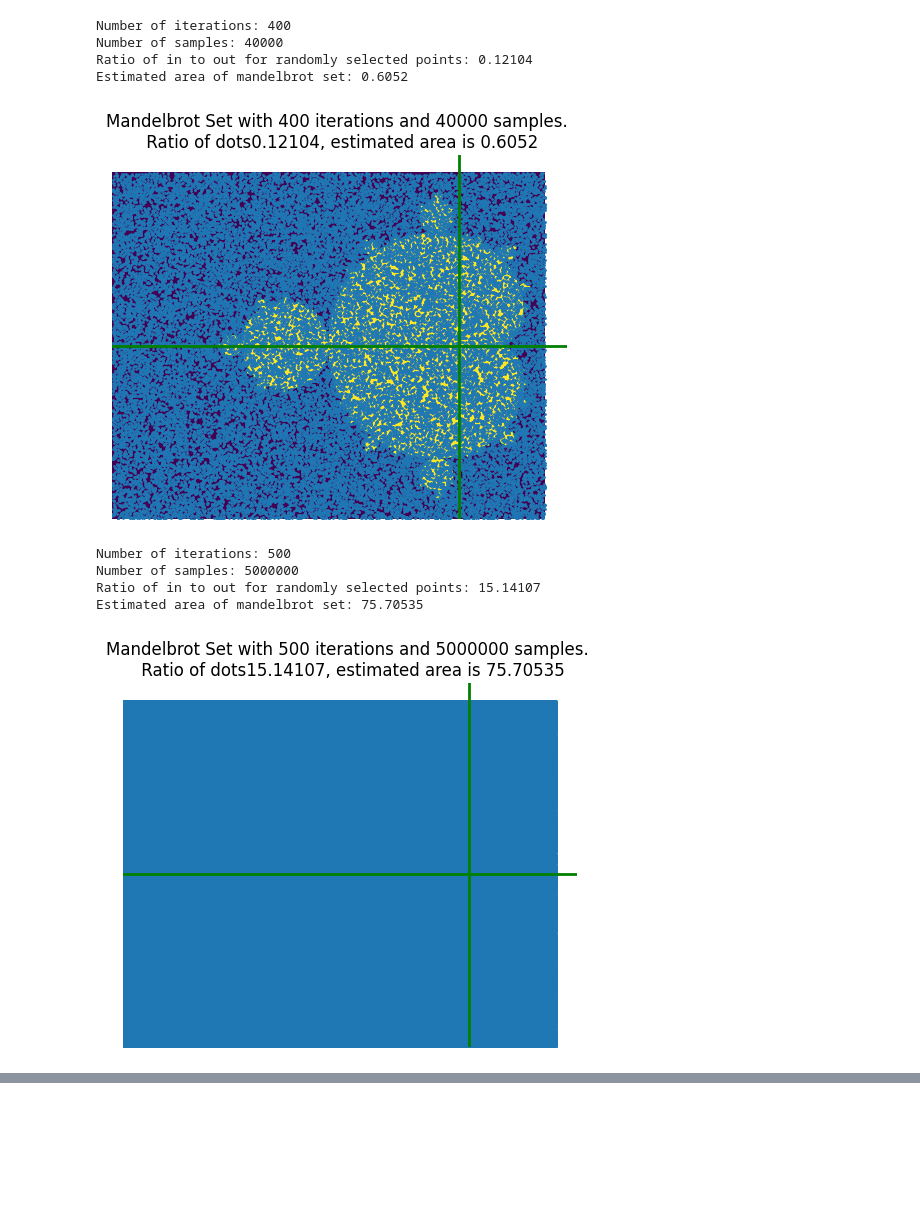
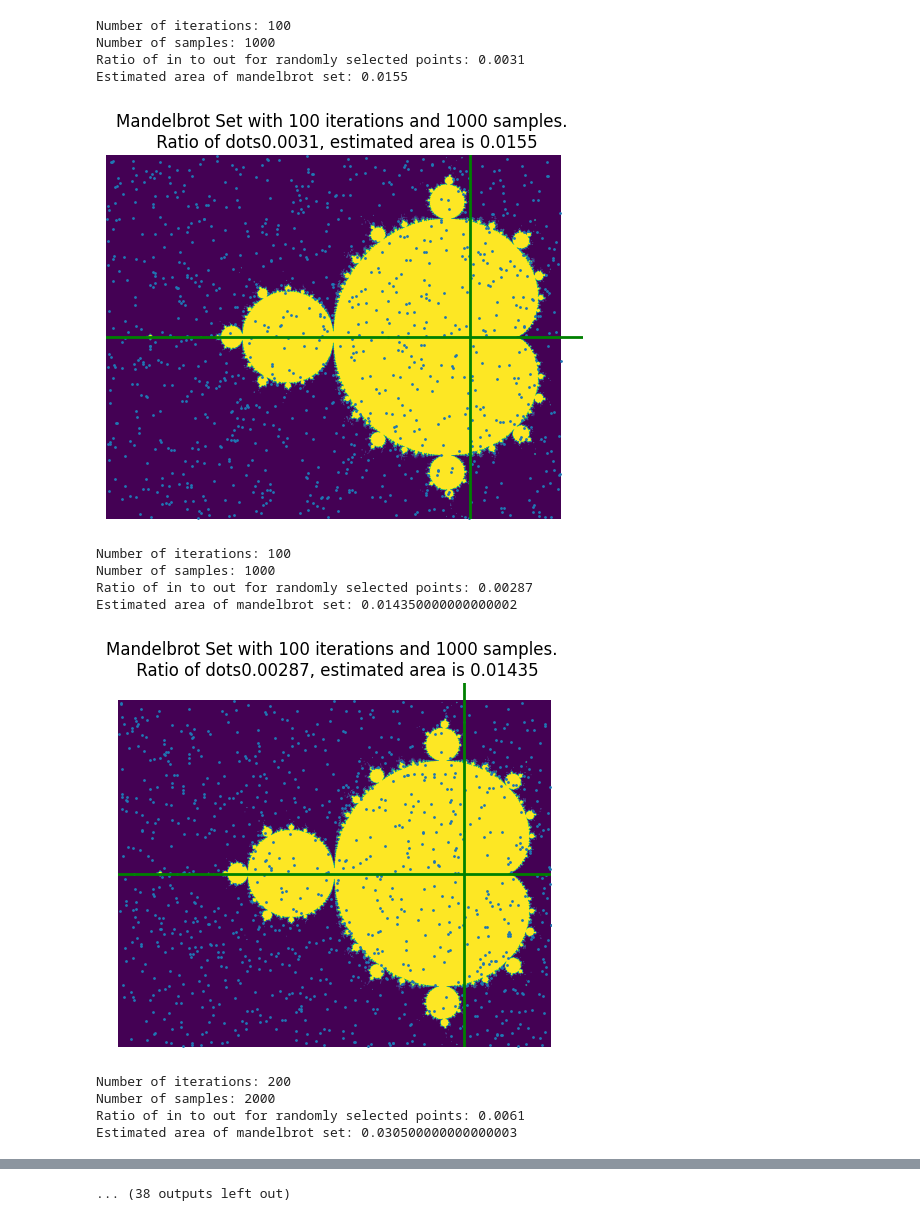
Before and after one commit to BiggusVickus/Stochastic_Simulation, a Jupyter notebook: Assignment 1/ass1.ipynb, the cells around one changed output, grey strips where cells are left out. Drawn from its saved outputs; the diff is of its cells as text; code cells hidden in the pictures; blank space fills up the shorter version.

Commit message:
return ratio and area

```diff
--- a/Assignment 1/ass1.ipynb
+++ b/Assignment 1/ass1.ipynb
@@ -132,15 +132,15 @@ def calculate_i_s(iterations, samples, image = False):
         plt.axis('off')
         plt.show()
         plt.close()
-    return
+    return (ratio_in_to_out, estimated_area)
 
 number_iterations = [100, 200, 300, 400, 500]
-number_samples = [10000, 20000, 30000, 40000, 5000000]
+number_samples = [1000, 2000, 3000, 4000, 5000]
 
 for i in range(len(number_iterations)):
     for j in range(len(number_samples)):
         print("Number of iterations:", number_iterations[i])
         print("Number of samples:", number_samples[i])
-        calculate_i_s(number_iterations[i], number_samples[i], True)
+        ratio, area = calculate_i_s(number_iterations[i], number_samples[i], True)
 # %% [output]
 Number of iterations: 100
@@ -161,10 +161,14 @@ Estimated area of mandelbrot set: 0.45449999999999996
-Number of iterations: 400
-Number of samples: 40000
-Ratio of in to out for randomly selected points: 0.12104
-Estimated area of mandelbrot set: 0.6052
+Number of iterations: 100
+Number of samples: 1000
+Ratio of in to out for randomly selected points: 0.0031
+Estimated area of mandelbrot set: 0.0155
-[figure, old version]
+[figure, new version]
-Number of iterations: 500
-Number of samples: 5000000
-Ratio of in to out for randomly selected points: 15.14107
-Estimated area of mandelbrot set: 75.70535
+Number of iterations: 100
+Number of samples: 1000
+Ratio of in to out for randomly selected points: 0.00287
+Estimated area of mandelbrot set: 0.014350000000000002
-[figure, old version]
+[figure, new version]
+Number of iterations: 200
+Number of samples: 2000
+Ratio of in to out for randomly selected points: 0.0061
+Estimated area of mandelbrot set: 0.030500000000000003
@@ -170,0 +176 @@ Estimated area of mandelbrot set: 75.70535
+... (38 outputs left out)
```
Also changed, not shown: parts of 1 cell of this notebook.
